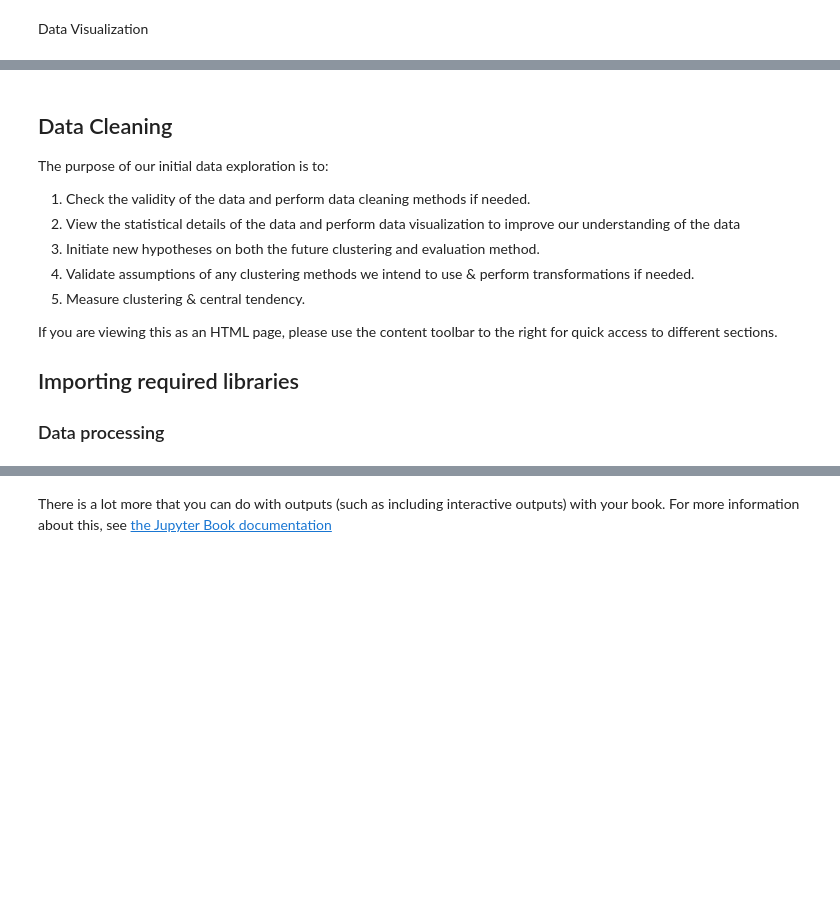
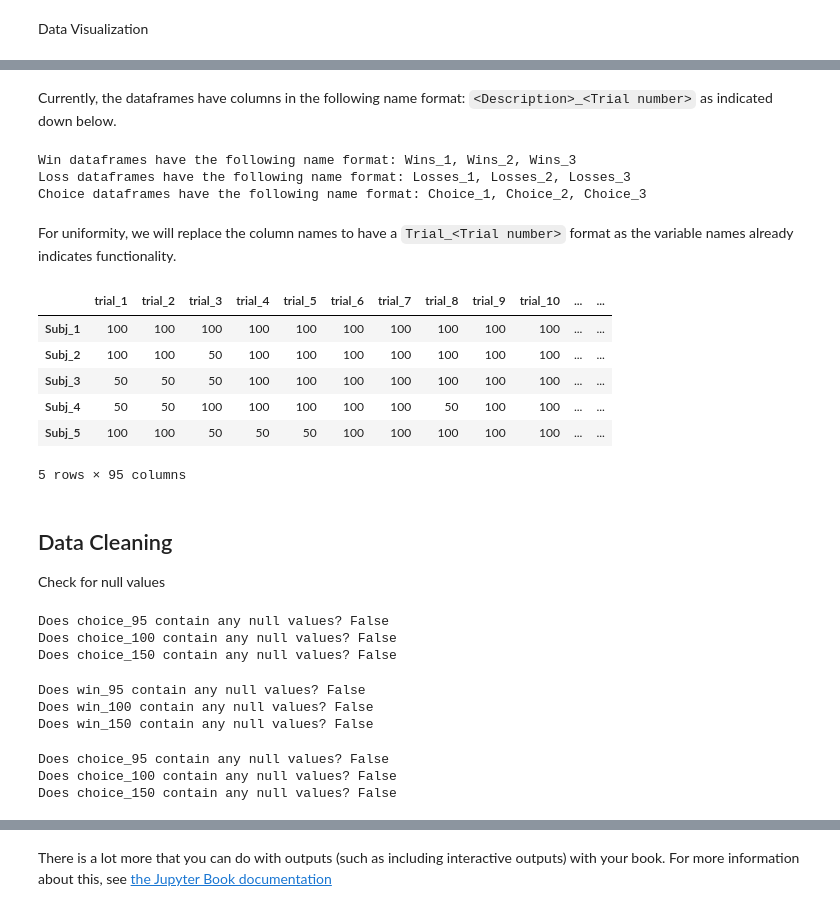
Before and after one commit to reidya3/CA4015_First_Assignment, a Jupyter notebook: book/Initial_Data_Exploration.ipynb, the cells around one changed output, grey strips where cells are left out. Drawn from its saved outputs; the diff is of its cells as text; code cells hidden in the pictures; blank space fills up the shorter version.

```diff
--- a/book/Initial_Data_Exploration.ipynb
+++ b/book/Initial_Data_Exploration.ipynb
@@ -28,7 +29,7 @@ For the purposes of this exploration, we load in 12 different csv files.
 |        Losses    |        lo_95.csv, lo_100.csv, lo_150.csv     |   These files contain the loses received by participants in 95, 100 and 150 trail investigations, as indicated by the suffix. For example, the  2<sup>nd</sup> row and 8<sup>th</sup> column entry of the lo_150.csv file details the monetary penalty received by a participant on their 8<sup>th</sup> choice in 150 trail study.      |
 |     Index     |      index_95.csv, index_100.csv, index_150.csv    | index_95.csv, index_100.csv, and index_150.csv map the first author of the study that reports the data to the corresponding subject. |
 # %%
-choices_95 = pd.read_csv('data/choice_95.csv')
+choice_95 = pd.read_csv('data/choice_95.csv')
 choice_100 = pd.read_csv('data/choice_100.csv')
 choice_150 = pd.read_csv('data/choice_150.csv')
 # %%
@@ -46,15 +46,0 @@ index_150 = pd.read_csv('data/lo_150.csv')
-# %% [markdown]
-## Data Cleaning
-The purpose of our initial data exploration is to:
-<ol type = "a">
-    <li>Check the validity of the data and perform data cleaning methods if needed.</li>
-    <li>View the statistical details of the data and perform data visualization to improve our understanding of the data</li>
-    <li>Initiate new hypotheses on both the future clustering and evaluation method.</li>
-    <li>Validate assumptions of any clustering methods we intend to use & perform transformations if needed.</li>
-    <li>Measure clustering & central tendency.</li>
-</ol>
-
-If you are viewing this as an HTML page, please use the content toolbar to the right for quick access to different sections.
-
-## Importing required libraries
-### Data processing
@@ -79,0 +47,58 @@ ax.legend(custom_lines, ['Cold', 'Medium', 'Hot']);
+# %% [markdown]
+Currently, the dataframes have columns in the following name format: `<Description>_<Trial number>` as indicated down below.
+# %%
+print(f'Win dataframes have the following name format: {", ".join(list(win_100.columns[:3]))}')
+print(f'Loss dataframes have the following name format: {", ".join(list(loss_100.columns[:3]))}')
+print(f'Choice dataframes have the following name format: {", ".join(list(choice_100.columns[:3]))}')
+# %% [output]
+Win dataframes have the following name format: Wins_1, Wins_2, Wins_3
+Loss dataframes have the following name format: Losses_1, Losses_2, Losses_3
+Choice dataframes have the following name format: Choice_1, Choice_2, Choice_3
+# %% [markdown]
+For uniformity, we will replace the column names to have a `Trial_<Trial number>` format as the variable names already indicates functionality.
+# %%
+column_names = [f'trial_{num}' for num in range(1,96)]
+choice_95.columns = win_95.columns = loss_95.columns = column_names
+
+column_names.extend([f'trial_{num}' for num in range(96,101)])
+choice_100.columns = win_100.columns = loss_100.columns = column_names
+
+column_names.extend([f'trial_{num}' for num in range(101,151)])
+choice_150.columns = win_150.columns = loss_150.columns = column_names
+
+win_95.head(5)
+# %% [output]
+|  | trial_1 | trial_2 | trial_3 | trial_4 | trial_5 | trial_6 | trial_7 | trial_8 | trial_9 | trial_10 | ... | ... |
+| Subj_1 | 100 | 100 | 100 | 100 | 100 | 100 | 100 | 100 | 100 | 100 | ... | ... |
+| Subj_2 | 100 | 100 | 50 | 100 | 100 | 100 | 100 | 100 | 100 | 100 | ... | ... |
+| Subj_3 | 50 | 50 | 50 | 100 | 100 | 100 | 100 | 100 | 100 | 100 | ... | ... |
+| Subj_4 | 50 | 50 | 100 | 100 | 100 | 100 | 100 | 50 | 100 | 100 | ... | ... |
+| Subj_5 | 100 | 100 | 50 | 50 | 50 | 100 | 100 | 100 | 100 | 100 | ... | ... |
+5 rows × 95 columns
+# %% [markdown]
+## Data Cleaning
+Check for null values
+# %%
+print(f'Does choice_95 contain any null values? {choice_95.isnull().any().any()}')
+print(f'Does choice_100 contain any null values? {choice_100.isnull().any().any()}')
+print(f'Does choice_150 contain any null values? {choice_150.isnull().any().any()}')
+# %% [output]
+Does choice_95 contain any null values? False
+Does choice_100 contain any null values? False
+Does choice_150 contain any null values? False
+# %%
+print(f'Does win_95 contain any null values? {win_95.isnull().any().any()}')
+print(f'Does win_100 contain any null values? {win_100.isnull().any().any()}')
+print(f'Does win_150 contain any null values? {win_150.isnull().any().any()}')
+# %% [output]
+Does win_95 contain any null values? False
+Does win_100 contain any null values? False
+Does win_150 contain any null values? False
+# %%
+print(f'Does choice_95 contain any null values? {loss_95.isnull().any().any()}')
+print(f'Does choice_100 contain any null values? {loss_100.isnull().any().any()}')
+print(f'Does choice_150 contain any null values? {loss_150.isnull().any().any()}')
+# %% [output]
+Does choice_95 contain any null values? False
+Does choice_100 contain any null values? False
+Does choice_150 contain any null values? False
```
Also changed, not shown: parts of 21 cells of this notebook, 40 other files.
